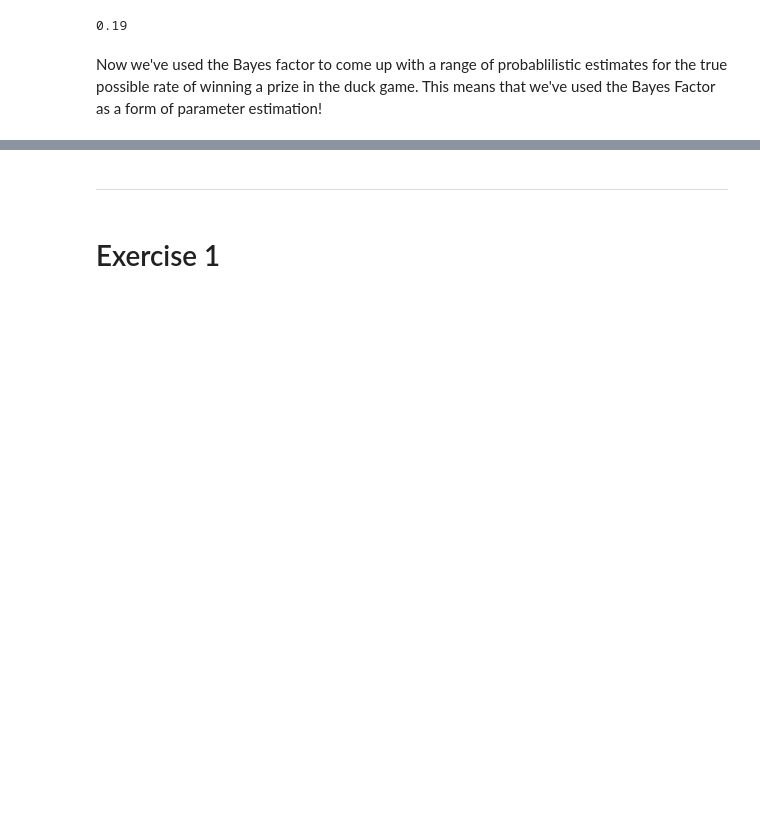
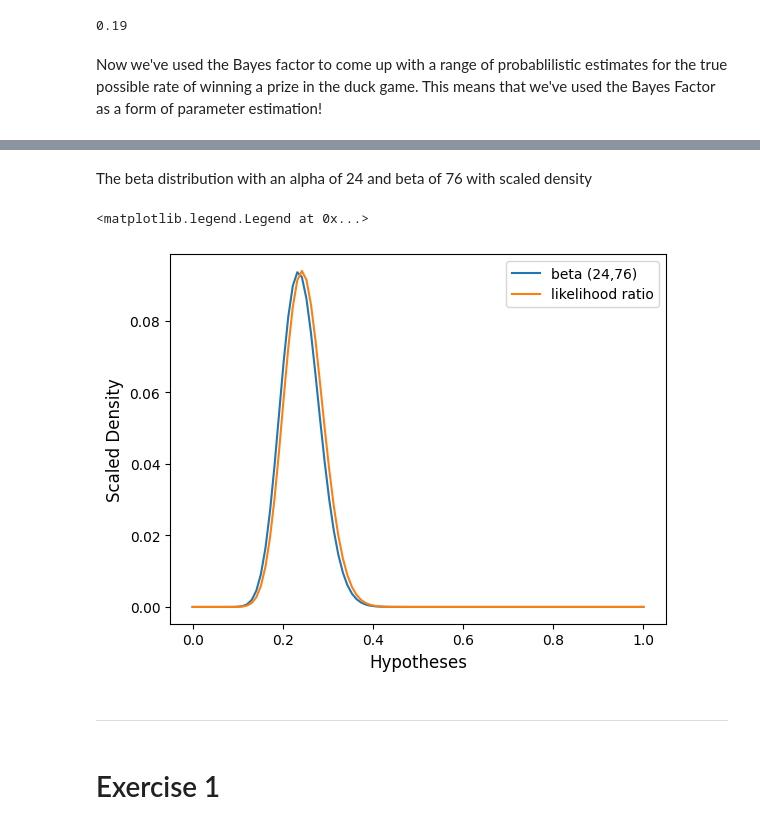
Before and after one commit to seyedrezamirkhani/bayesian_statistics_the_fun_way, a Jupyter notebook: chapter_019.ipynb, the cells around one changed output, grey strips where cells are left out. Cells and saved outputs as stored; diff of their text form; code cells hidden in the pictures; blank space fills up the shorter version.

```diff
--- a/chapter_019.ipynb
+++ b/chapter_019.ipynb
@@ -136,3 +166,18 @@ Now we've used the Bayes factor to come up with a range of probablilistic estima
+# %% [markdown]
+The beta distribution with an alpha of 24 and beta of 76 with scaled density
+# %%
+scaled_bayes_factors = bayes_factors[:100] / sum(bayes_factors[:100])
+
+plt.xlabel('Hypotheses', fontsize=12)
+plt.ylabel('Scaled Density', fontsize=12)
+
+plt.plot(x, scaled_density, label='beta (24,76)')
+plt.plot(x, scaled_bayes_factors, label='likelihood ratio')
+
+plt.legend(loc='upper right')
+# %% [output]
+<matplotlib.legend.Legend at 0x...>
+[figure, added]
 # %% [markdown]
 ---
 # %% [markdown]
```
Also changed, not shown: parts of 7 cells of this notebook.
